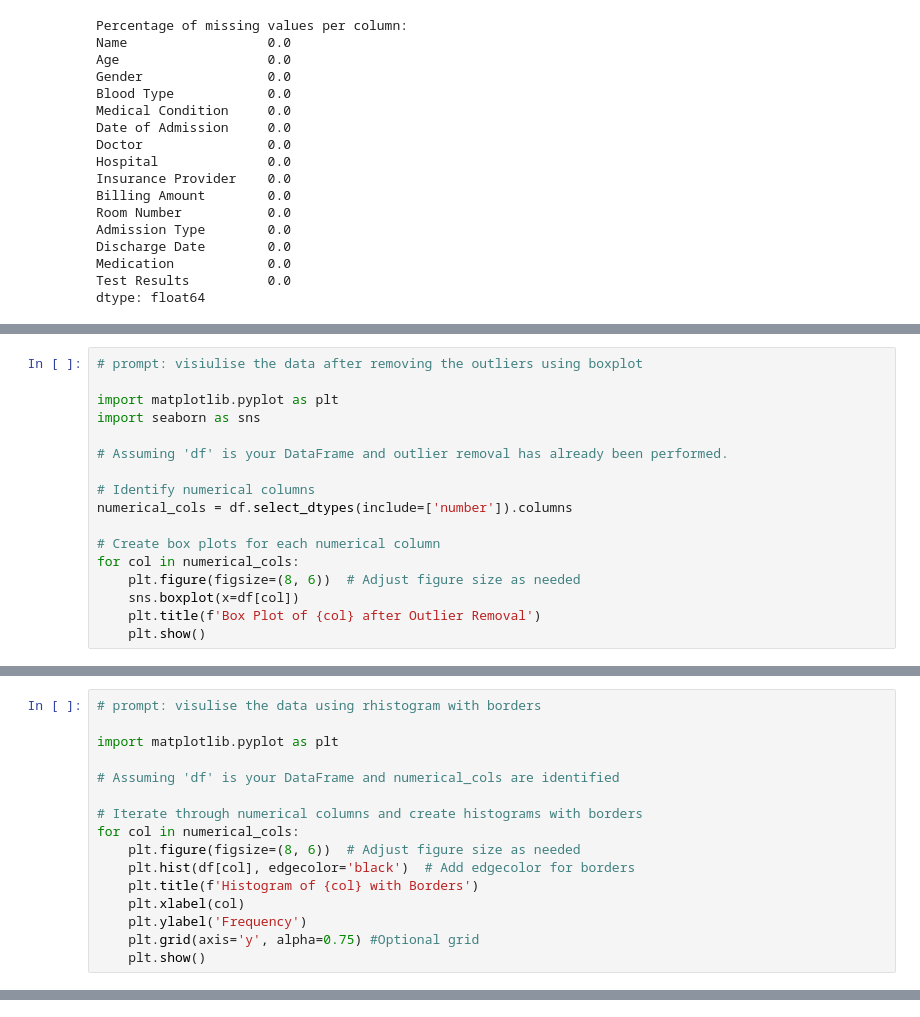
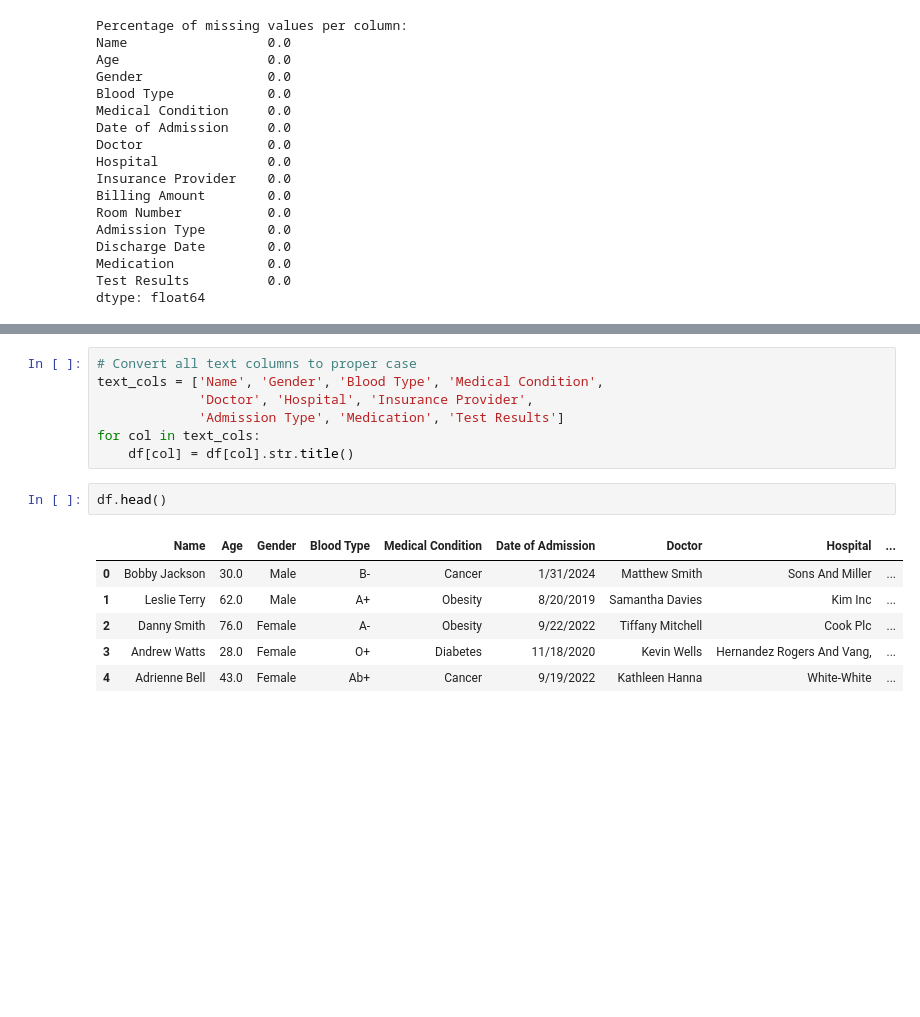
Before and after one commit to MennaKhaled17/CPP-UniPortal, a Jupyter notebook: HealthCareTask2.ipynb, the cells around one changed output, grey strips where cells are left out. Drawn from its saved outputs; the diff is of its cells as text; blank space fills up the shorter version.

```diff
--- a/HealthCareTask2.ipynb
+++ b/HealthCareTask2.ipynb
@@ -295,17 +179,0 @@ df.shape
-# %%
-# prompt: visiulise the data after removing the outliers using boxplot
-
-import matplotlib.pyplot as plt
-import seaborn as sns
-
-# Assuming 'df' is your DataFrame and outlier removal has already been performed.
-
-# Identify numerical columns
-numerical_cols = df.select_dtypes(include=['number']).columns
-
-# Create box plots for each numerical column
-for col in numerical_cols:
-    plt.figure(figsize=(8, 6))  # Adjust figure size as needed
-    sns.boxplot(x=df[col])
-    plt.title(f'Box Plot of {col} after Outlier Removal')
-    plt.show()
@@ -317,16 +179,0 @@ for col in numerical_cols:
-# %%
-# prompt: visulise the data using rhistogram with borders
-
-import matplotlib.pyplot as plt
-
-# Assuming 'df' is your DataFrame and numerical_cols are identified
-
-# Iterate through numerical columns and create histograms with borders
-for col in numerical_cols:
-    plt.figure(figsize=(8, 6))  # Adjust figure size as needed
-    plt.hist(df[col], edgecolor='black')  # Add edgecolor for borders
-    plt.title(f'Histogram of {col} with Borders')
-    plt.xlabel(col)
-    plt.ylabel('Frequency')
-    plt.grid(axis='y', alpha=0.75) #Optional grid
-    plt.show()
@@ -337,0 +180,16 @@ for col in numerical_cols:
+# %%
+# Convert all text columns to proper case
+text_cols = ['Name', 'Gender', 'Blood Type', 'Medical Condition',
+             'Doctor', 'Hospital', 'Insurance Provider',
+             'Admission Type', 'Medication', 'Test Results']
+for col in text_cols:
+    df[col] = df[col].str.title()
+# %%
+df.head()
+# %% [output]
+|  | Name | Age | Gender | Blood Type | Medical Condition | Date of Admission | Doctor | Hospital | ... |
+| 0 | Bobby Jackson | 30.0 | Male | B- | Cancer | 1/31/2024 | Matthew Smith | Sons And Miller | ... |
+| 1 | Leslie Terry | 62.0 | Male | A+ | Obesity | 8/20/2019 | Samantha Davies | Kim Inc | ... |
+| 2 | Danny Smith | 76.0 | Female | A- | Obesity | 9/22/2022 | Tiffany Mitchell | Cook Plc | ... |
+| 3 | Andrew Watts | 28.0 | Female | O+ | Diabetes | 11/18/2020 | Kevin Wells | Hernandez Rogers And Vang, | ... |
+| 4 | Adrienne Bell | 43.0 | Female | Ab+ | Cancer | 9/19/2022 | Kathleen Hanna | White-White | ... |
```
Also changed, not shown: parts of 7 cells of this notebook.
